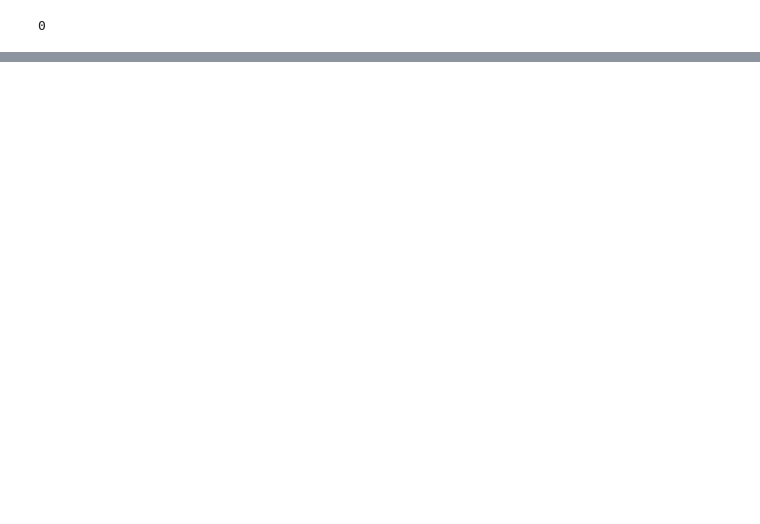
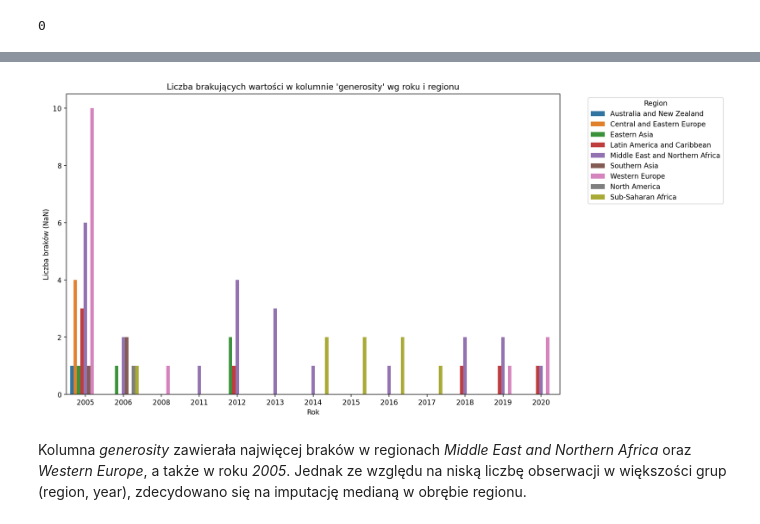
Before and after one commit to lukaszkortals/sad_proj, a Jupyter notebook: notebooks/01_wprowadzenie_i_czyszczenie.ipynb, the cells around one changed output, grey strips where cells are left out. Saved outputs shown, nothing was run; the diff lists cells and outputs as text; code cells hidden in the pictures; blank space fills up the shorter version.

```diff
--- a/notebooks/01_wprowadzenie_i_czyszczenie.ipynb
+++ b/notebooks/01_wprowadzenie_i_czyszczenie.ipynb
@@ -146,0 +260,20 @@ df['corruption'].isnull().sum()
+# %%
+# Filtrowanie tylko obserwacji z brakującą wartością w 'generosity'
+missing_gen = df[df['generosity'].isnull()]
+
+# Grupowanie i zliczanie braków według roku i regionu
+missing_counts = missing_gen.groupby(['year', 'region']).size().reset_index(name='NaN_count')
+
+# Tworzenie wykresu
+plt.figure(figsize=(14, 7))
+sns.barplot(data=missing_counts, x='year', y='NaN_count', hue='region')
+plt.title("Liczba brakujących wartości w kolumnie 'generosity' wg roku i regionu")
+plt.xlabel("Rok")
+plt.ylabel("Liczba braków (NaN)")
+plt.legend(title="Region", bbox_to_anchor=(1.05, 1), loc='upper left')
+plt.tight_layout()
+plt.show()
+# %% [output]
+[figure, added]
+# %% [markdown]
+Kolumna *generosity* zawierała najwięcej braków w regionach *Middle East and Northern Africa* oraz *Western Europe*, a także w roku *2005*. Jednak ze względu na niską liczbę obserwacji w większości grup (region, year), zdecydowano się na imputację medianą w obrębie regionu.
```
Also changed, not shown: parts of 17 cells of this notebook.
